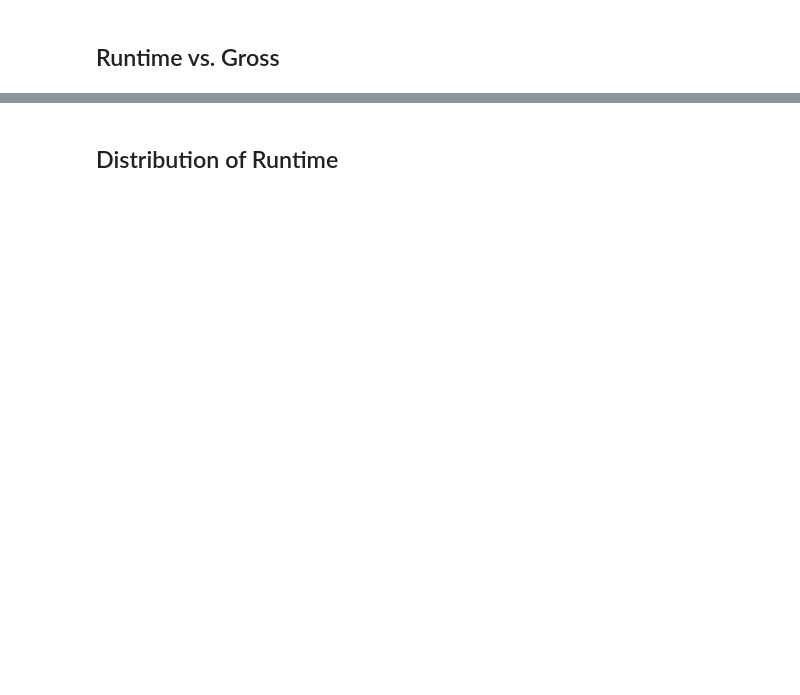
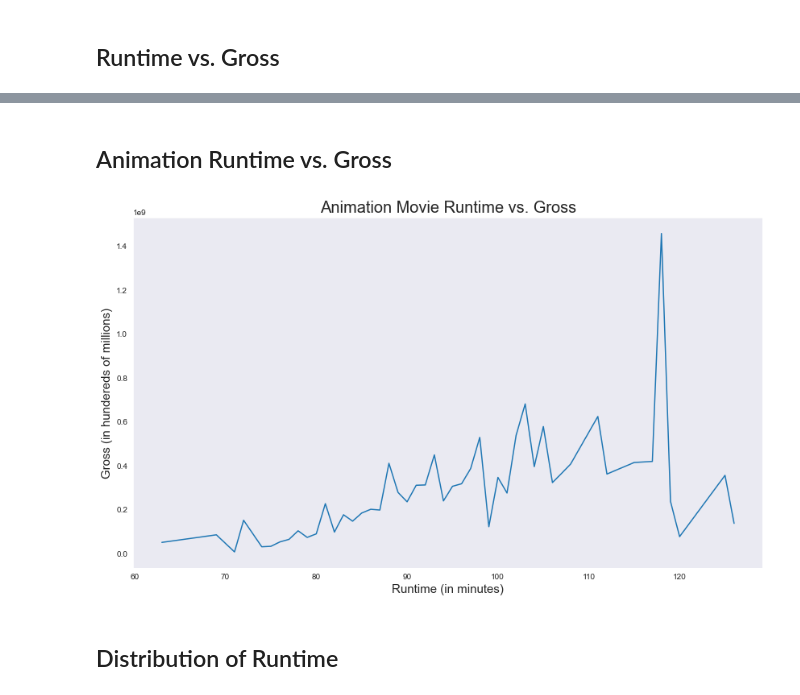
Before and after one commit to nobletang/Phase1Project, a Jupyter notebook: kaggle_movies.ipynb, the cells around one changed output, grey strips where cells are left out. Saved outputs shown, nothing was run; the diff lists cells and outputs as text; code cells hidden in the pictures; blank space fills up the shorter version.

```diff
--- a/kaggle_movies.ipynb
+++ b/kaggle_movies.ipynb
@@ -293,3 +276,18 @@ plt.show()
+# %% [markdown]
+## Animation Runtime vs. Gross
+# %%
+# create a lineplot using seaborn to visualize relationship between runtime of an animation movie and gross of a movie
+plt.figure(figsize=(14, 8))
+sns.lineplot(x=movies_df[movies_df['genre']=='Animation']['runtime'],y=movies_df[movies_df['genre']=='Animation']['gross'],ci=None)
+
+# title and axes labels
+sns.set_style('dark')
+plt.title('Animation Movie Runtime vs. Gross', fontsize=20)
+plt.xlabel('Runtime (in minutes)', fontsize=15)
+plt.ylabel('Gross (in hundereds of millions)', fontsize=15)
+plt.show()
+# %% [output]
+[figure, added]
 # %% [markdown]
 ## Distribution of Runtime
 # %%
```
Also changed, not shown: parts of 25 cells of this notebook, 4 other files.
